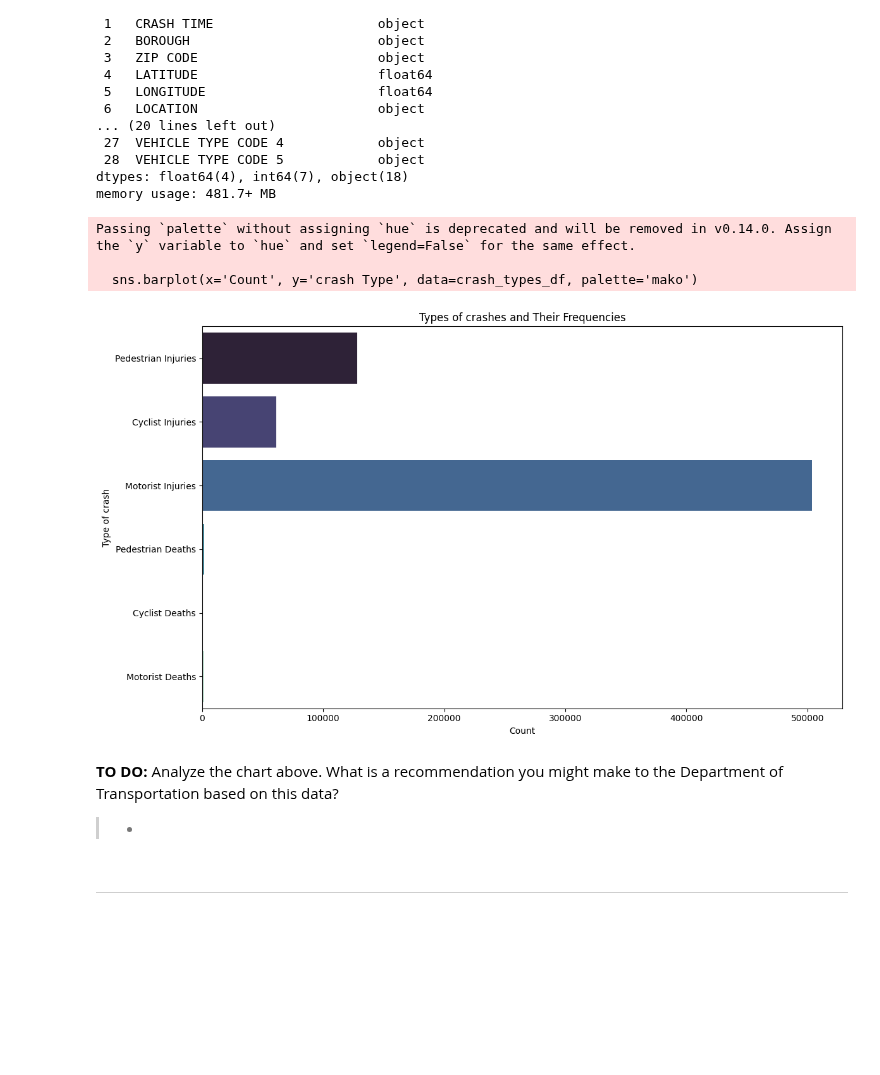
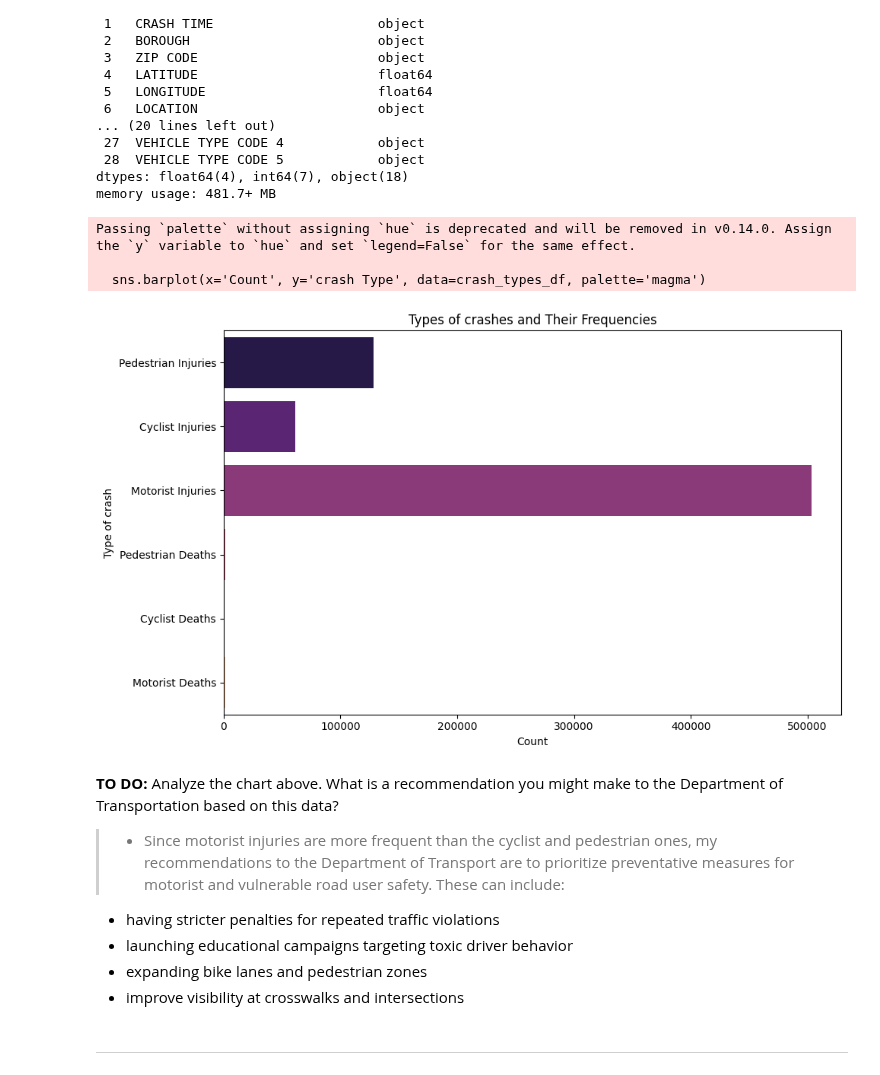
Before and after one commit to chipojaya1/myNEBDHub, a Jupyter notebook: Explorer_TDSP_Chipo_Jaya.ipynb, the cells around one changed output. Saved outputs shown, nothing was run; the diff lists cells and outputs as text; code cells hidden in the pictures; blank space fills up the shorter version.

```diff
--- a/Explorer_TDSP_Chipo_Jaya.ipynb
+++ b/Explorer_TDSP_Chipo_Jaya.ipynb
@@ -325,38 +325,42 @@ memory usage: 481.7+ MB
 # %%
 import matplotlib.pyplot as plt
 import seaborn as sns
 
 # Aggregating data - Complete for Cyclist and Motorist
 types_of_crashes = {
     'Pedestrian Injuries': data['NUMBER OF PEDESTRIANS INJURED'].sum(),
     'Cyclist Injuries': data['NUMBER OF CYCLIST INJURED'].sum(),
     'Motorist Injuries': data['NUMBER OF MOTORIST INJURED'].sum(),
     'Pedestrian Deaths': data['NUMBER OF PEDESTRIANS KILLED'].sum(),
     'Cyclist Deaths': data['NUMBER OF CYCLIST KILLED'].sum(),
     'Motorist Deaths': data['NUMBER OF MOTORIST KILLED'].sum()
 }
 
 # Converting to DataFrame for easier plotting - we want the items in the dictionary, use the items function
 crash_types_df = pd.DataFrame(list(types_of_crashes.items()), columns=['crash Type', 'Count'])
 
 # Plot
-plt.figure(figsize=(12, 7))
-sns.barplot(x='Count', y='crash Type', data=crash_types_df, palette='mako')
+plt.figure(figsize=(10, 6))
+sns.barplot(x='Count', y='crash Type', data=crash_types_df, palette='magma')
 plt.title('Types of crashes and Their Frequencies')
 plt.xlabel('Count')
 plt.ylabel('Type of crash')
 plt.tight_layout()
 plt.show()
 # %% [output]
 Passing `palette` without assigning `hue` is deprecated and will be removed in v0.14.0. Assign the `y` variable to `hue` and set `legend=False` for the same effect.
 
-  sns.barplot(x='Count', y='crash Type', data=crash_types_df, palette='mako')
+  sns.barplot(x='Count', y='crash Type', data=crash_types_df, palette='magma')
-[figure, old version]
+[figure, new version]
-# %% [markdown]
-**TO DO:** Analyze the chart above. What is a recommendation you might make to the Department of Transportation based on this data?
-
-
-> *
+# %% [markdown]
+**TO DO:** Analyze the chart above. What is a recommendation you might make to the Department of Transportation based on this data?
+
+
+> * Since motorist injuries are more frequent than the cyclist and pedestrian ones, my recommendations to the Department of Transport are to prioritize preventative measures for motorist and vulnerable road user safety. These can include:
+  - having stricter penalties for repeated traffic violations
+  - launching educational campaigns targeting toxic driver behavior
+  - expanding bike lanes and pedestrian zones
+  - improve visibility at crosswalks and intersections
 # %% [markdown]
 ---
 # %% [markdown]
```
Also changed, not shown: parts of 11 cells of this notebook.
